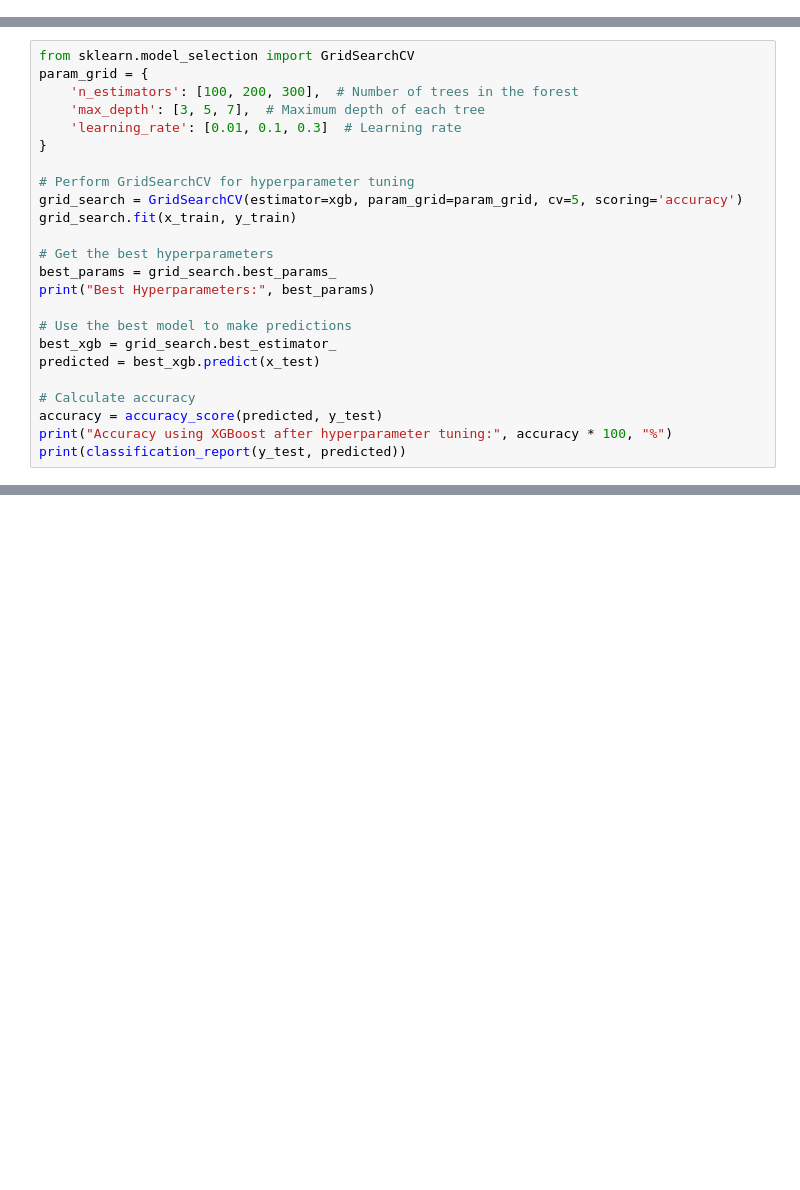
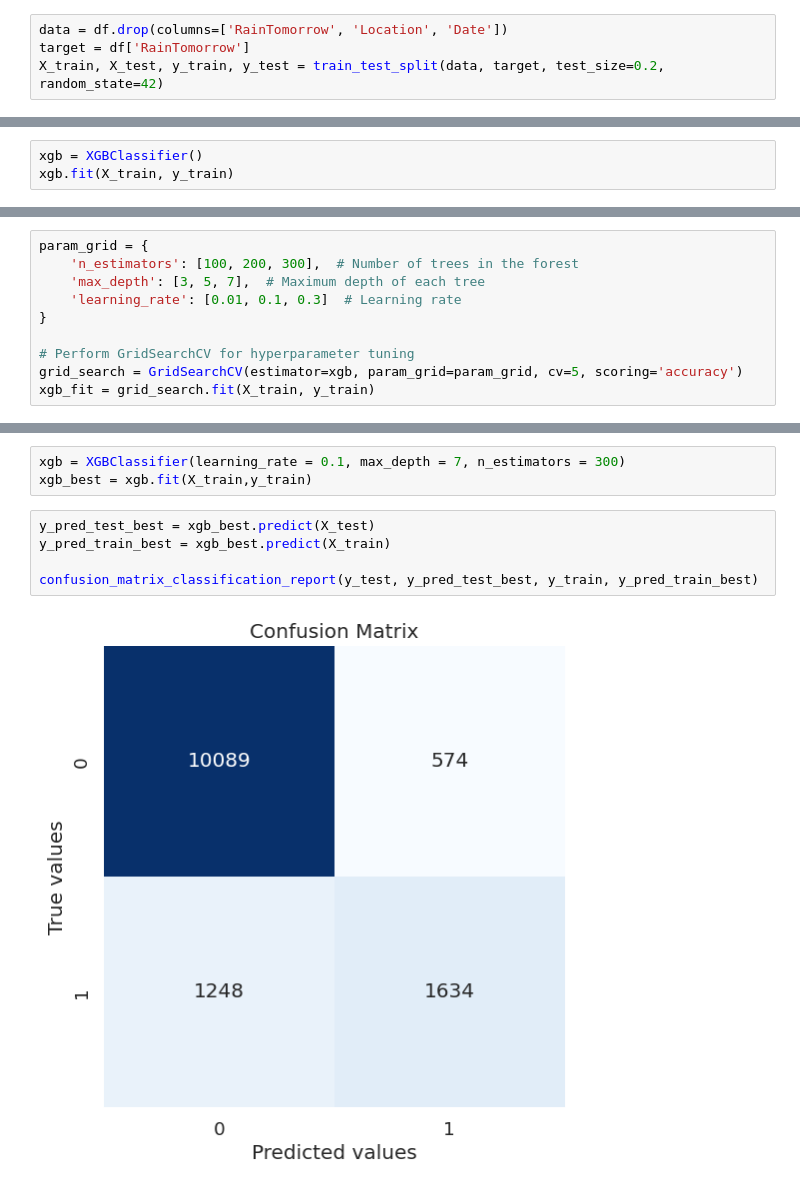
Before and after one commit to claudiawiese/weather_project, a Jupyter notebook: notebooks/MLModels/XGBoost.ipynb, the cells around one changed output, grey strips where cells are left out. Saved outputs shown, nothing was run; the diff lists cells and outputs as text; blank space fills up the shorter version.

```diff
--- a/notebooks/MLModels/XGBoost.ipynb
+++ b/notebooks/MLModels/XGBoost.ipynb
@@ -24,0 +84,4 @@ weighted avg       0.85      0.86      0.85     13545
+# %%
+data = df.drop(columns=['RainTomorrow', 'Location', 'Date'])
+target = df['RainTomorrow']
+X_train, X_test, y_train, y_test = train_test_split(data, target, test_size=0.2, random_state=42)
@@ -24,0 +90,3 @@ weighted avg       0.85      0.86      0.85     13545
+# %%
+xgb = XGBClassifier()
+xgb.fit(X_train, y_train)
@@ -25,5 +129,4 @@ weighted avg       0.85      0.86      0.85     13545
 # %%
-from sklearn.model_selection import GridSearchCV
 param_grid = {
     'n_estimators': [100, 200, 300],  # Number of trees in the forest
     'max_depth': [3, 5, 7],  # Maximum depth of each tree
@@ -32,17 +135,4 @@ param_grid = {
 
 # Perform GridSearchCV for hyperparameter tuning
 grid_search = GridSearchCV(estimator=xgb, param_grid=param_grid, cv=5, scoring='accuracy')
-grid_search.fit(x_train, y_train)
-
-# Get the best hyperparameters
-best_params = grid_search.best_params_
-print("Best Hyperparameters:", best_params)
-
-# Use the best model to make predictions
-best_xgb = grid_search.best_estimator_
-predicted = best_xgb.predict(x_test)
-
-# Calculate accuracy
-accuracy = accuracy_score(predicted, y_test)
-print("Accuracy using XGBoost after hyperparameter tuning:", accuracy * 100, "%")
-print(classification_report(y_test, predicted))
+xgb_fit = grid_search.fit(X_train, y_train)
@@ -51,0 +150,10 @@ Accuracy using XGBoost after hyperparameter tuning: 86.37873754152824 %
+# %%
+xgb = XGBClassifier(learning_rate = 0.1, max_depth = 7, n_estimators = 300)
+xgb_best = xgb.fit(X_train,y_train)
+# %%
+y_pred_test_best = xgb_best.predict(X_test)
+y_pred_train_best = xgb_best.predict(X_train)
+
+confusion_matrix_classification_report(y_test, y_pred_test_best, y_train, y_pred_train_best)
+# %% [output]
+[figure, added]
```
Also changed, not shown: parts of 53 cells of this notebook.
